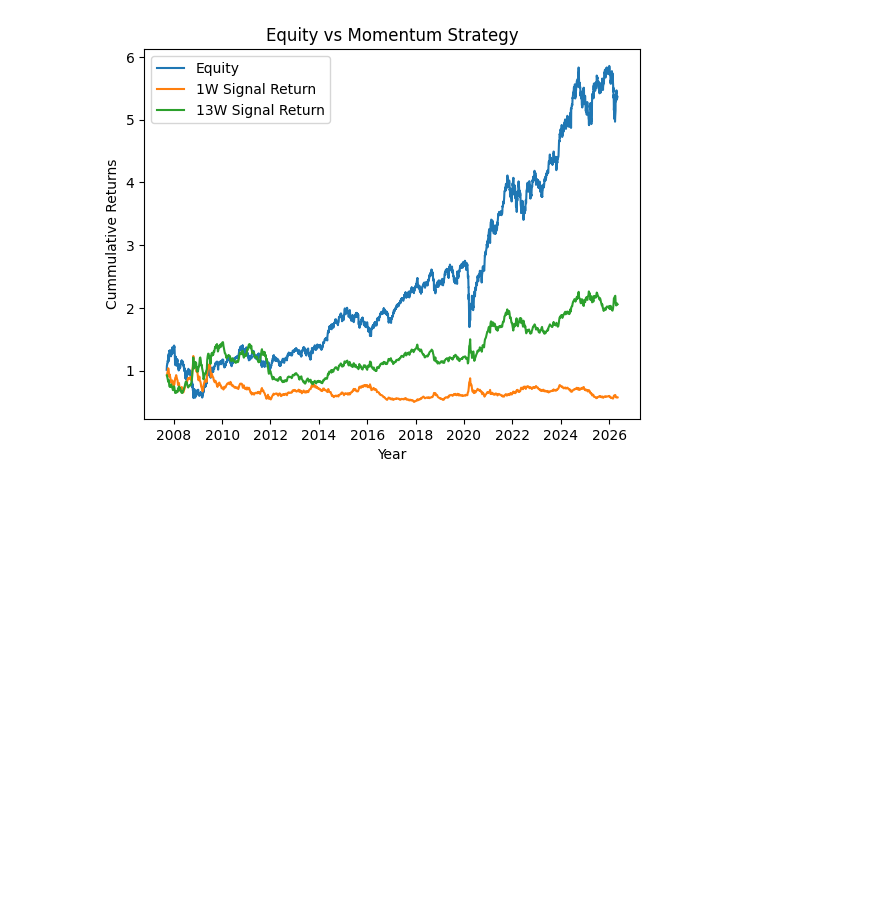
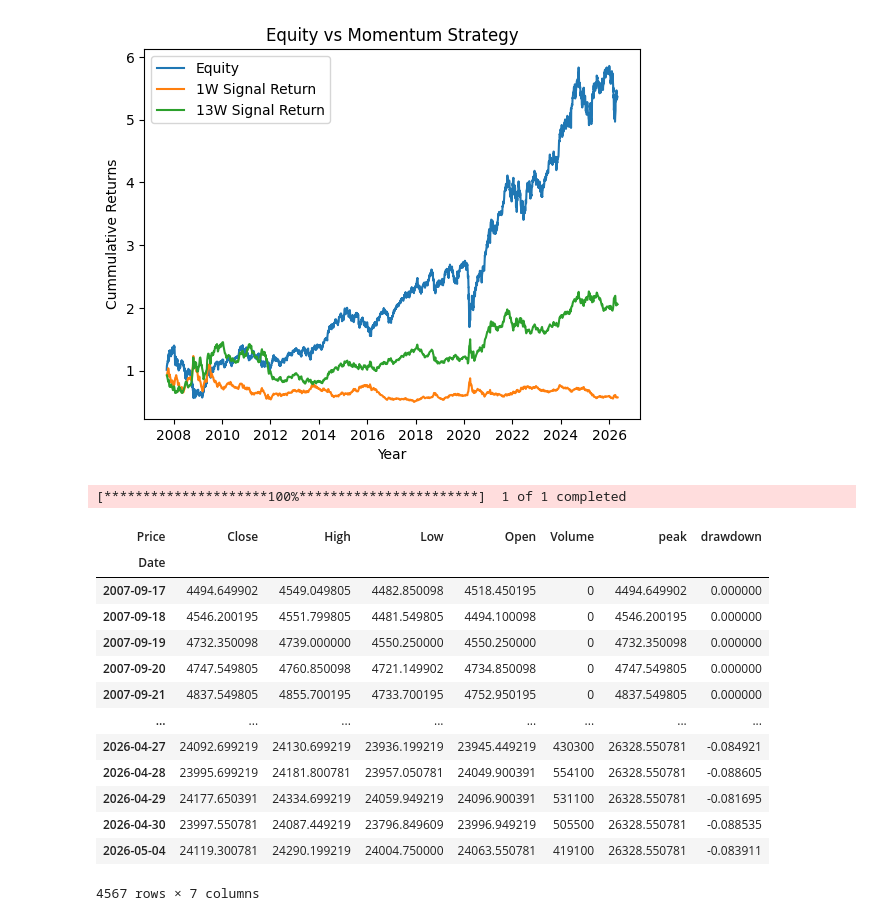
Before and after one commit to varungarg983/quant-trading-research, a Jupyter notebook: nifty_research.ipynb, the cells around one changed output. Drawn from its saved outputs; the diff is of its cells as text; code cells hidden in the pictures; blank space fills up the shorter version.

```diff
--- a/nifty_research.ipynb
+++ b/nifty_research.ipynb
@@ -381,3 +381,25 @@ plt.legend()
 plt.show()
 # %% [output]
 [figure]
+# %%
+df = yf.download("^NSEI",end= "2026-05-05", start="2001-01-01")
+df.columns = df.columns.droplevel(1)
+df['peak'] = df['Close'].cummax()
+df['drawdown'] = df['Close']/df['peak'] - 1
+df
+# %% [output]
+[*********************100%***********************]  1 of 1 completed
+| Price | Close | High | Low | Open | Volume | peak | drawdown |
+| Date |  |  |  |  |  |  |  |
+| 2007-09-17 | 4494.649902 | 4549.049805 | 4482.850098 | 4518.450195 | 0 | 4494.649902 | 0.000000 |
+| 2007-09-18 | 4546.200195 | 4551.799805 | 4481.549805 | 4494.100098 | 0 | 4546.200195 | 0.000000 |
+| 2007-09-19 | 4732.350098 | 4739.000000 | 4550.250000 | 4550.250000 | 0 | 4732.350098 | 0.000000 |
+| 2007-09-20 | 4747.549805 | 4760.850098 | 4721.149902 | 4734.850098 | 0 | 4747.549805 | 0.000000 |
+| 2007-09-21 | 4837.549805 | 4855.700195 | 4733.700195 | 4752.950195 | 0 | 4837.549805 | 0.000000 |
+| ... | ... | ... | ... | ... | ... | ... | ... |
+| 2026-04-27 | 24092.699219 | 24130.699219 | 23936.199219 | 23945.449219 | 430300 | 26328.550781 | -0.084921 |
+| 2026-04-28 | 23995.699219 | 24181.800781 | 23957.050781 | 24049.900391 | 554100 | 26328.550781 | -0.088605 |
+| 2026-04-29 | 24177.650391 | 24334.699219 | 24059.949219 | 24096.900391 | 531100 | 26328.550781 | -0.081695 |
+| 2026-04-30 | 23997.550781 | 24087.449219 | 23796.849609 | 23996.949219 | 505500 | 26328.550781 | -0.088535 |
+| 2026-05-04 | 24119.300781 | 24290.199219 | 24004.750000 | 24063.550781 | 419100 | 26328.550781 | -0.083911 |
+4567 rows × 7 columns
```
Also changed, not shown: parts of 6 cells of this notebook.
